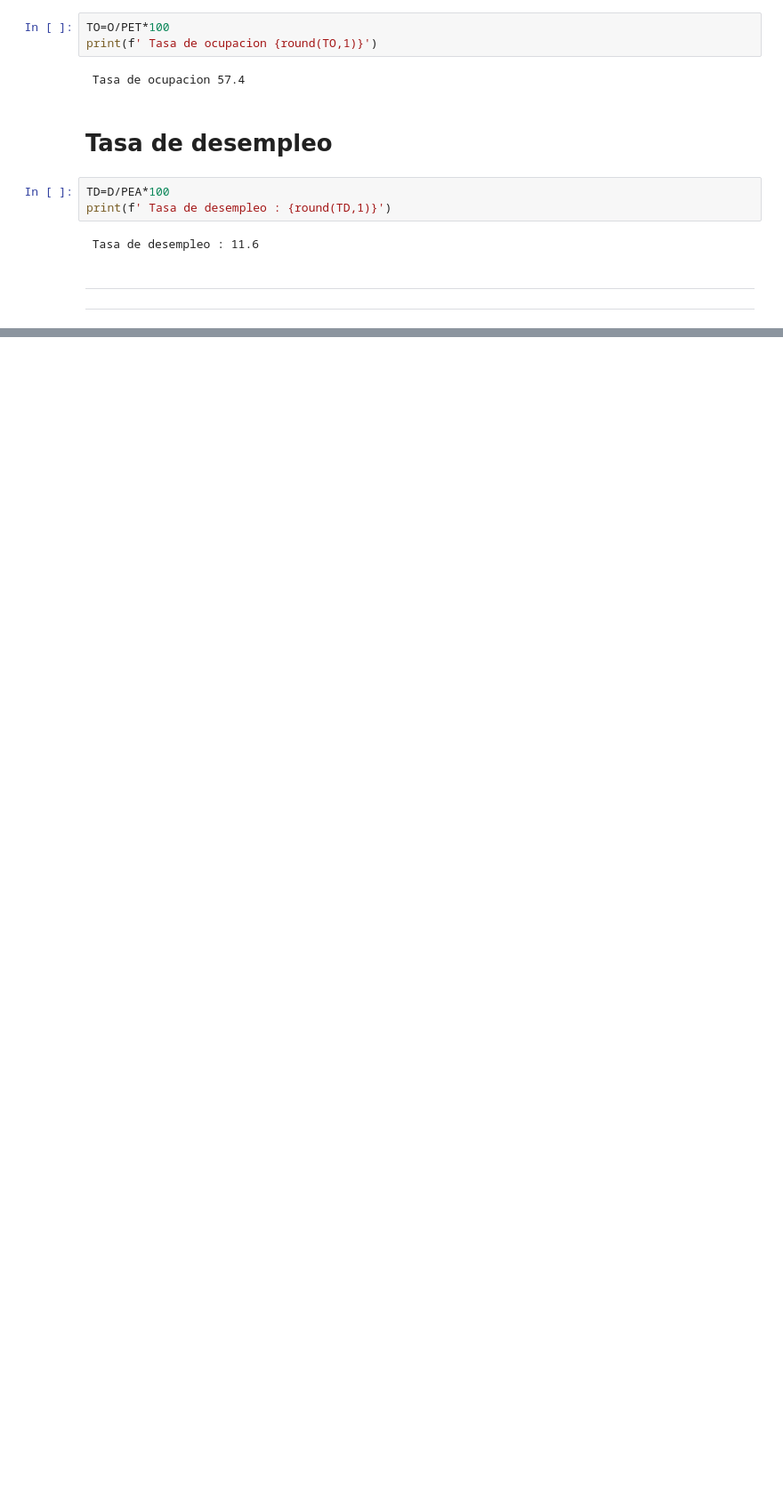
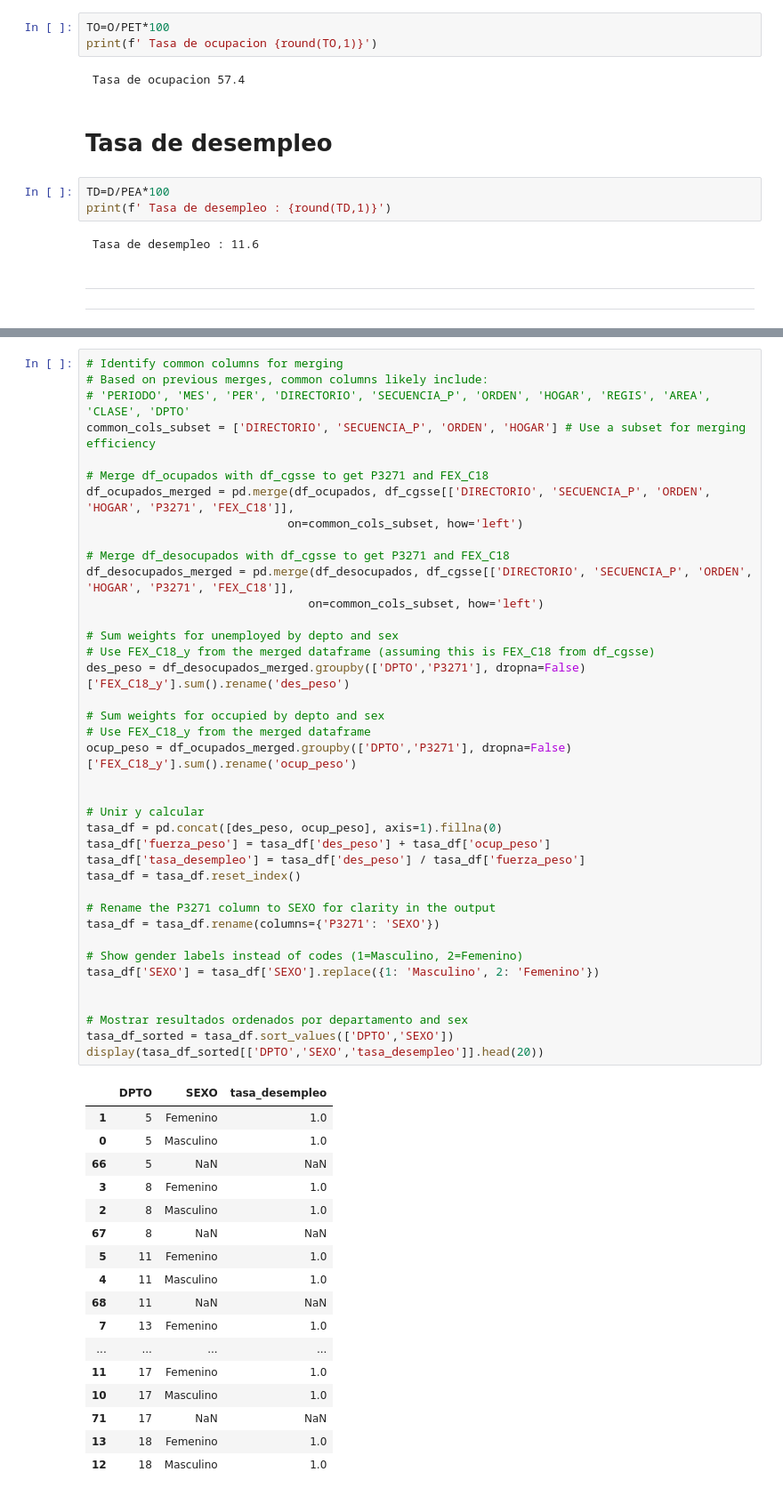
Before and after one commit to KHNdeaf/Repositorio-electiva, a Jupyter notebook: talleres/Taller_GEIH_2025_.ipynb, the cells around one changed output, grey strips where cells are left out. Shown at 89% size. Cells and saved outputs as stored; diff of their text form; blank space fills up the shorter version.

```diff
--- a/talleres/Taller_GEIH_2025_.ipynb
+++ b/talleres/Taller_GEIH_2025_.ipynb
@@ -350,0 +414,57 @@ print(f' Tasa de desempleo : {round(TD,1)}')
+# %%
+# Identify common columns for merging
+# Based on previous merges, common columns likely include:
+# 'PERIODO', 'MES', 'PER', 'DIRECTORIO', 'SECUENCIA_P', 'ORDEN', 'HOGAR', 'REGIS', 'AREA', 'CLASE', 'DPTO'
+common_cols_subset = ['DIRECTORIO', 'SECUENCIA_P', 'ORDEN', 'HOGAR'] # Use a subset for merging efficiency
+
+# Merge df_ocupados with df_cgsse to get P3271 and FEX_C18
+df_ocupados_merged = pd.merge(df_ocupados, df_cgsse[['DIRECTORIO', 'SECUENCIA_P', 'ORDEN', 'HOGAR', 'P3271', 'FEX_C18']],
+                             on=common_cols_subset, how='left')
+
+# Merge df_desocupados with df_cgsse to get P3271 and FEX_C18
+df_desocupados_merged = pd.merge(df_desocupados, df_cgsse[['DIRECTORIO', 'SECUENCIA_P', 'ORDEN', 'HOGAR', 'P3271', 'FEX_C18']],
+                                on=common_cols_subset, how='left')
+
+# Sum weights for unemployed by depto and sex
+# Use FEX_C18_y from the merged dataframe (assuming this is FEX_C18 from df_cgsse)
+des_peso = df_desocupados_merged.groupby(['DPTO','P3271'], dropna=False)['FEX_C18_y'].sum().rename('des_peso')
+
+# Sum weights for occupied by depto and sex
+# Use FEX_C18_y from the merged dataframe
+ocup_peso = df_ocupados_merged.groupby(['DPTO','P3271'], dropna=False)['FEX_C18_y'].sum().rename('ocup_peso')
+
+
+# Unir y calcular
+tasa_df = pd.concat([des_peso, ocup_peso], axis=1).fillna(0)
+tasa_df['fuerza_peso'] = tasa_df['des_peso'] + tasa_df['ocup_peso']
+tasa_df['tasa_desempleo'] = tasa_df['des_peso'] / tasa_df['fuerza_peso']
+tasa_df = tasa_df.reset_index()
+
+# Rename the P3271 column to SEXO for clarity in the output
+tasa_df = tasa_df.rename(columns={'P3271': 'SEXO'})
+
+# Show gender labels instead of codes (1=Masculino, 2=Femenino)
+tasa_df['SEXO'] = tasa_df['SEXO'].replace({1: 'Masculino', 2: 'Femenino'})
+
+
+# Mostrar resultados ordenados por departamento and sex
+tasa_df_sorted = tasa_df.sort_values(['DPTO','SEXO'])
+display(tasa_df_sorted[['DPTO','SEXO','tasa_desempleo']].head(20))
+# %% [output]
+|  | DPTO | SEXO | tasa_desempleo |
+| 1 | 5 | Femenino | 1.0 |
+| 0 | 5 | Masculino | 1.0 |
+| 66 | 5 | NaN | NaN |
+| 3 | 8 | Femenino | 1.0 |
+| 2 | 8 | Masculino | 1.0 |
+| 67 | 8 | NaN | NaN |
+| 5 | 11 | Femenino | 1.0 |
+| 4 | 11 | Masculino | 1.0 |
+| 68 | 11 | NaN | NaN |
+| 7 | 13 | Femenino | 1.0 |
+| ... | ... | ... | ... |
+| 11 | 17 | Femenino | 1.0 |
+| 10 | 17 | Masculino | 1.0 |
+| 71 | 17 | NaN | NaN |
+| 13 | 18 | Femenino | 1.0 |
+| 12 | 18 | Masculino | 1.0 |
```
Also changed, not shown: parts of 17 cells of this notebook.
